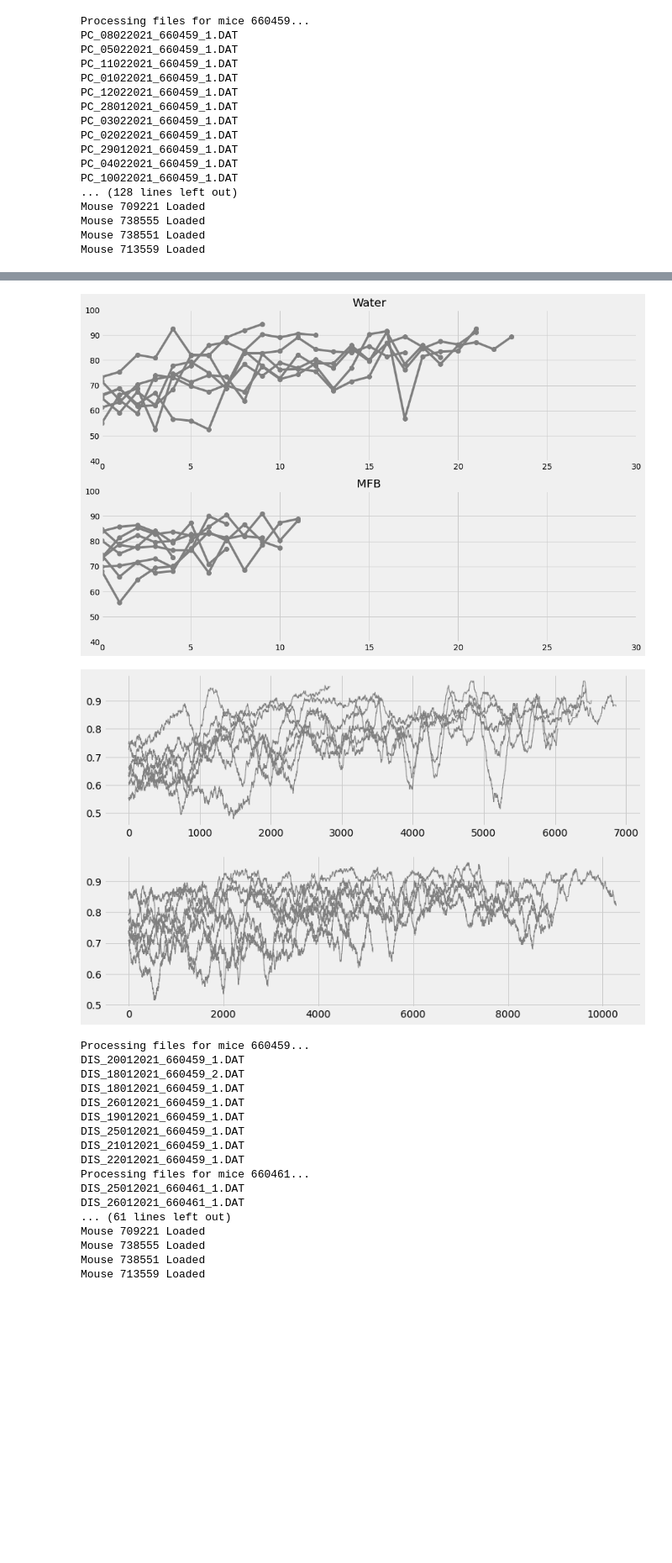
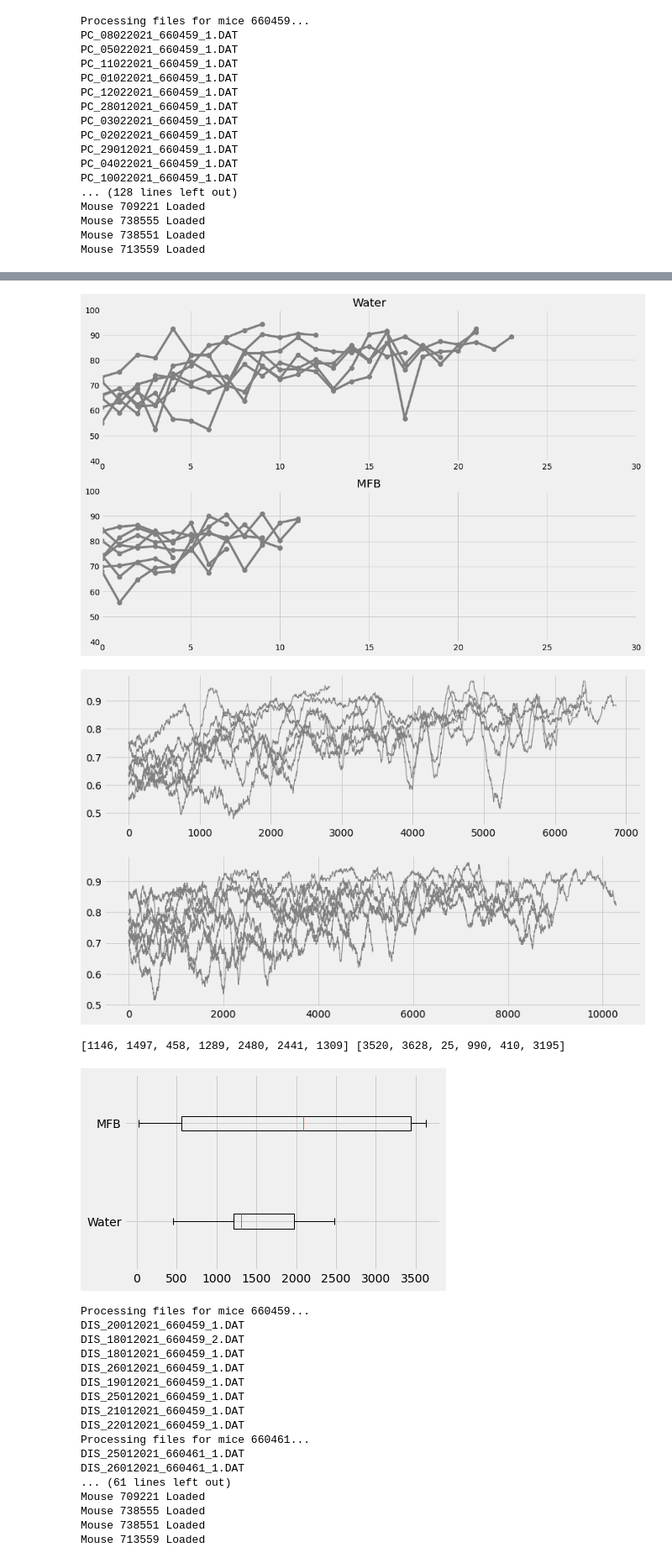
Before and after one commit to AntoninVerdier/Utilities, a Jupyter notebook: Elphy_Analysis/MFB_Figures.ipynb, the cells around one changed output, grey strips where cells are left out. Shown at 84% size. Cells and saved outputs as stored; diff of their text form; code cells hidden in the pictures; blank space fills up the shorter version.

Commit message:
update figures v2

```diff
--- a/Elphy_Analysis/MFB_Figures.ipynb
+++ b/Elphy_Analysis/MFB_Figures.ipynb
@@ -248,35 +248,48 @@ plt.show()
 # Learning curves depending on days
 fig, axs = plt.subplots(2, figsize=(15, 10))
 for i, s in enumerate(scores_water):
     #axs[0].plot(dates[i][0], s, color='grey', marker='o', markersize=8)
     axs[0].plot(s, color='grey', marker='o', markersize=8)
 axs[0].set_title('Water')
 axs[0].set_ylim((40, 100))
 axs[0].set_xlim((0, 30))
 
 for i, s in enumerate(scores_mfb):
     axs[1].plot(s, color='grey', marker='o', markersize=8)
 axs[1].set_title('MFB')
 axs[1].set_ylim((40, 100))
 axs[1].set_xlim((0, 30))
 plt.show()
 
 # Learning curves depending on trials
 fig, axs = plt.subplots(2, figsize=(12, 8))
 smoothness = 200
+first_day_water = []
 for mouse in mice_water:
     files = mouse.elphy
     tasks = np.concatenate([f.tr_corr for f in files])
-    convo = np.convolve(tasks, np.ones(smoothness)/smoothness, mode='valid')
-    axs[0].plot(convo, color='grey', linewidth=1)
+    convo_water = np.convolve(tasks, np.ones(smoothness)/smoothness, mode='valid')
+    axs[0].plot(convo_water, color='grey', linewidth=1)
+    first_day_water.append(np.argmax(convo_water > 0.8))
 
+first_day_mfb = []
 for mouse in mice_mfb:
     all_corrs = np.concatenate(mouse.corrs)
-    convo = np.convolve(all_corrs, np.ones(smoothness)/smoothness, mode='valid')
-    axs[1].plot(convo, color='grey', linewidth=1)
+    convo_mfb = np.convolve(all_corrs, np.ones(smoothness)/smoothness, mode='valid')
+    axs[1].plot(convo_mfb, color='grey', linewidth=1)
+    first_day_mfb.append(np.argmax(convo_mfb > 0.8))
+
 plt.show()
+first_day_water = [f for f in first_day_water if f]
+first_day_mfb = [f for f in first_day_mfb if f]
+print(first_day_water, first_day_mfb)
+plt.boxplot([first_day_water, first_day_mfb], vert=False)
+plt.yticks([1, 2], labels=['Water', 'MFB'])
+plt.show()
 # %% [output]
 [figure]
 [figure]
 [figure]
+[1146, 1497, 458, 1289, 2480, 2441, 1309] [3520, 3628, 25, 990, 410, 3195]
+[figure, added]
 # %%
```
Also changed, not shown: parts of 9 cells of this notebook.
